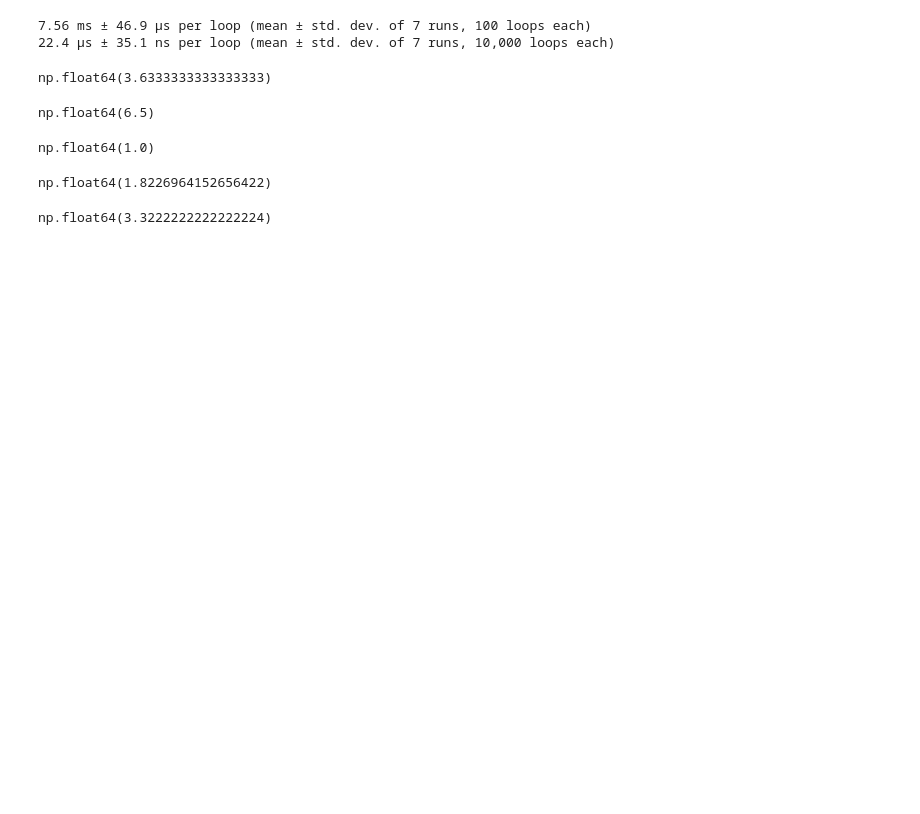
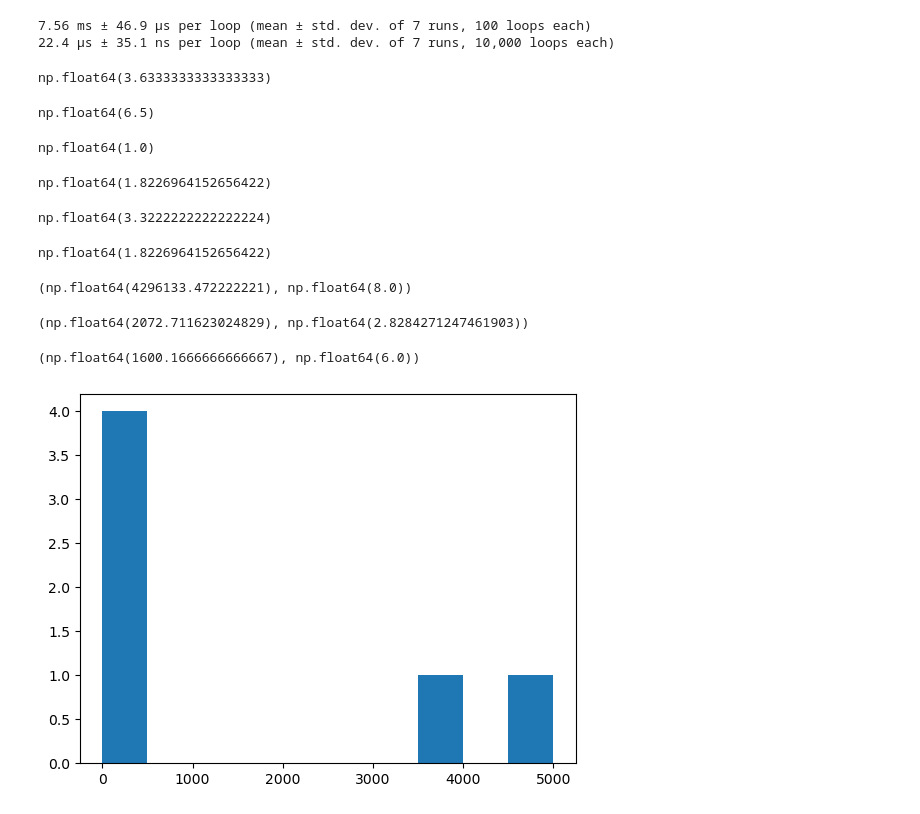
Before and after one commit to jps27CSE/AI_ML_DataScience, a Jupyter notebook: introduction to numpy.ipynb, the cells around one changed output. Cells and saved outputs as stored; diff of their text form; code cells hidden in the pictures; blank space fills up the shorter version.

```diff
--- a/introduction to numpy.ipynb
+++ b/introduction to numpy.ipynb
@@ -415,3 +415,29 @@ np.float64(1.8226964152656422)
 np.var(a2)
 # %% [output]
 np.float64(3.3222222222222224)
+# %%
+np.sqrt(np.var(a2))
+# %% [output]
+np.float64(1.8226964152656422)
+# %%
+high_var_array = np.array([1,100,200,300,4000,5000])
+low_var_array = np.array([2,4,6,8,10])
+# %%
+np.var(high_var_array), np.var(low_var_array)
+# %% [output]
+(np.float64(4296133.472222221), np.float64(8.0))
+# %%
+np.std(high_var_array), np.std(low_var_array)
+# %% [output]
+(np.float64(2072.711623024829), np.float64(2.8284271247461903))
+# %%
+np.mean(high_var_array), np.mean(low_var_array)
+# %% [output]
+(np.float64(1600.1666666666667), np.float64(6.0))
+# %%
+%matplotlib inline
+import matplotlib.pyplot as plt
+plt.hist(high_var_array)
+plt.show()
+# %% [output]
+[figure, added]
```
Also changed, not shown: parts of 1 cell of this notebook.
